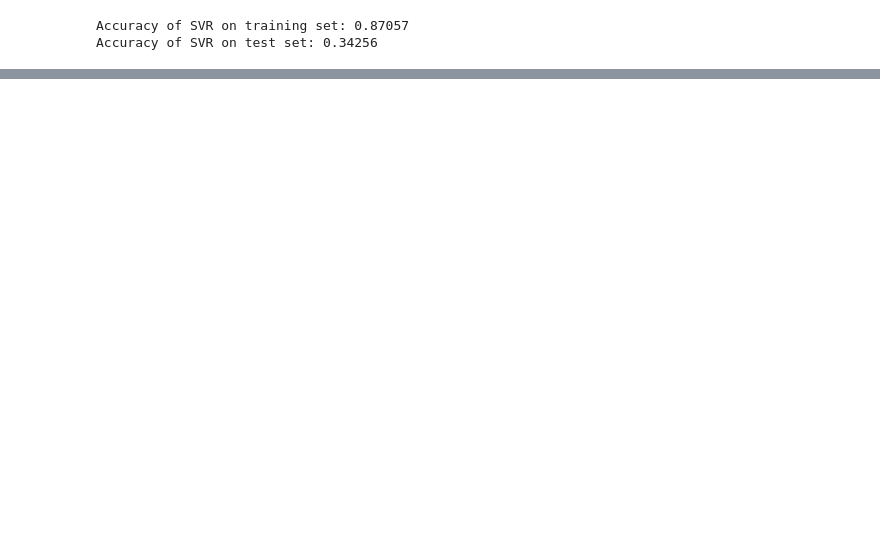
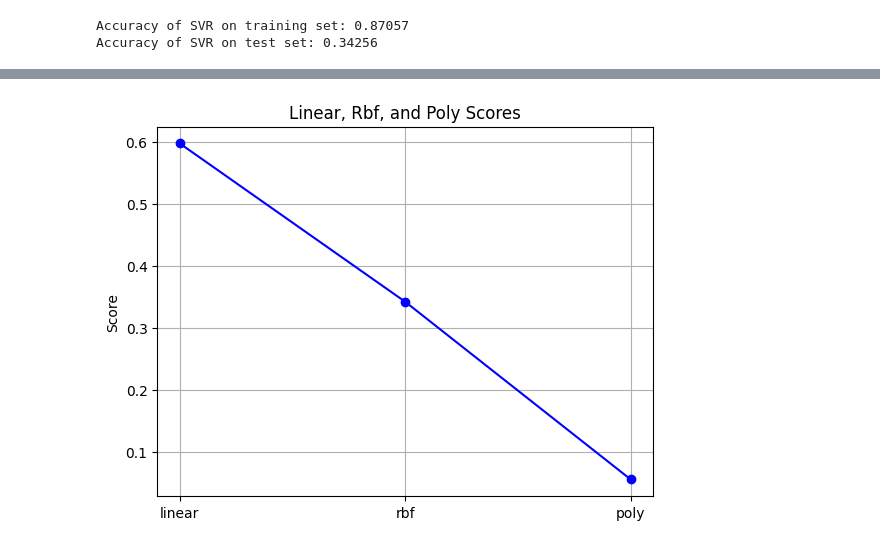
Before and after one commit to ismachy/Introduction-to-ML, a Jupyter notebook: HW_4_Q2_2_3_4.ipynb, the cells around one changed output, grey strips where cells are left out. Cells and saved outputs as stored; diff of their text form; code cells hidden in the pictures; blank space fills up the shorter version.

```diff
--- a/HW_4_Q2_2_3_4.ipynb
+++ b/HW_4_Q2_2_3_4.ipynb
@@ -331,0 +348,10 @@ Accuracy of SVR on test set: 0.05626
+# %%
+labels = ['linear', 'rbf', 'poly']
+values = [linear_accuracy_test, rbf_accuracy_test, poly_accuracy_test]
+plt.plot(labels, values, marker='o', linestyle='-', color='b')
+plt.ylabel('Score')
+plt.title('Linear, Rbf, and Poly Scores')
+plt.grid(True)
+plt.show()
+# %% [output]
+[figure, added]
```
Also changed, not shown: parts of 4 cells of this notebook.
